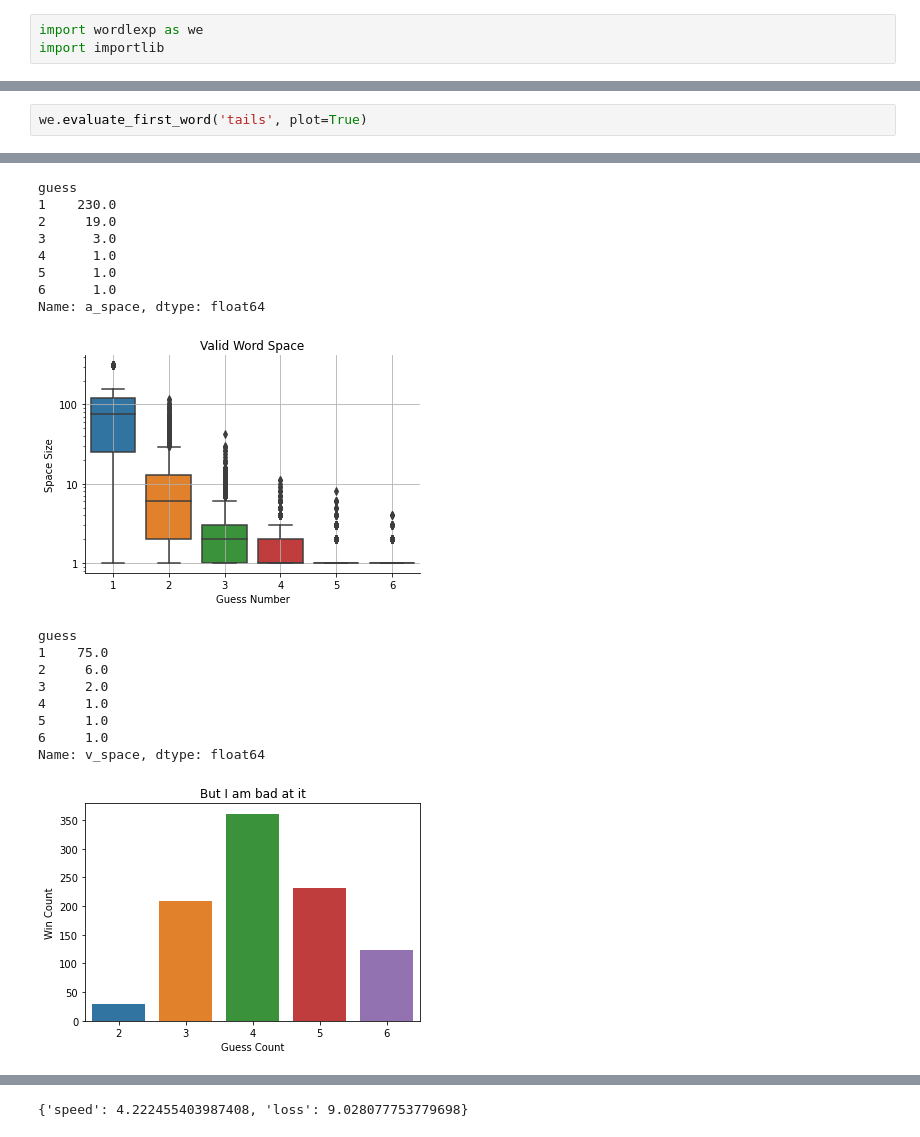
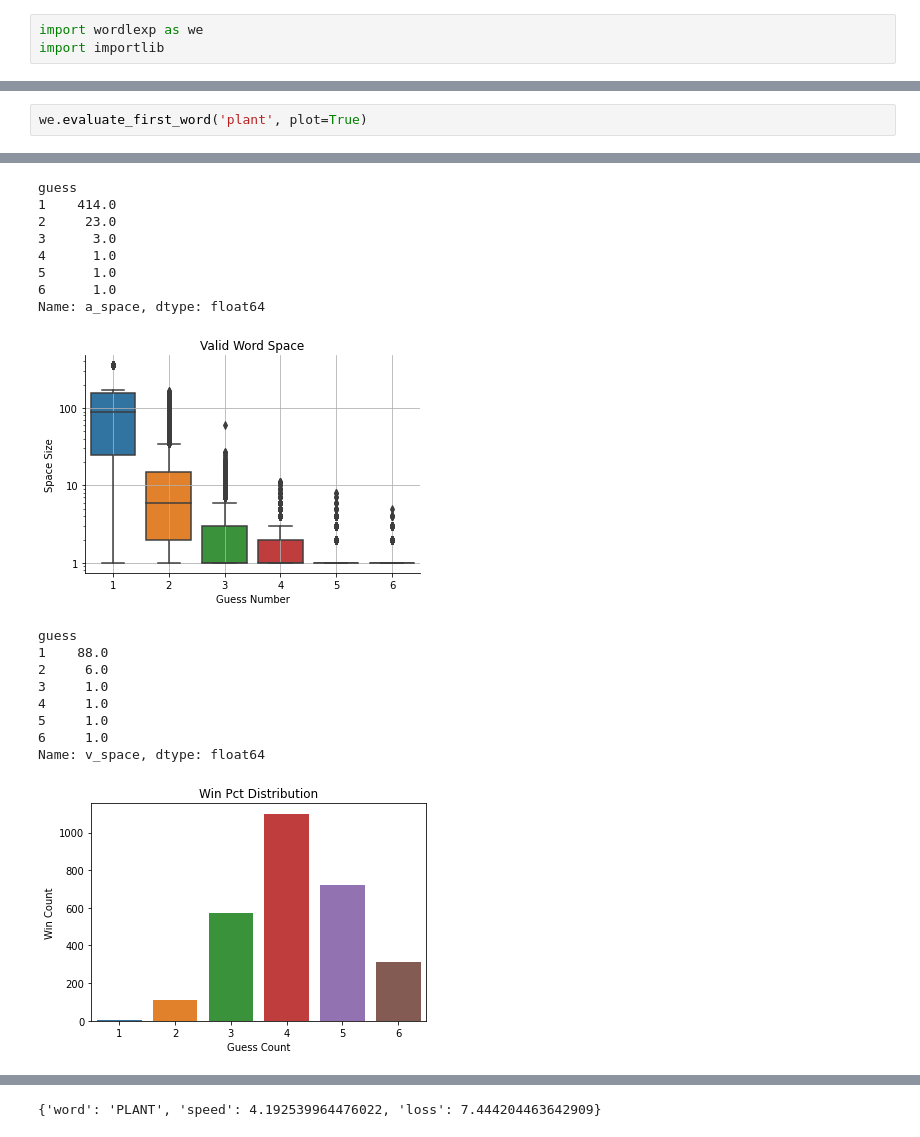
Before and after one commit to ACEnglish/wordlexp, a Jupyter notebook: Wordle.ipynb, the cells around one changed output, grey strips where cells are left out. Cells and saved outputs as stored; diff of their text form.

```diff
--- a/Wordle.ipynb
+++ b/Wordle.ipynb
@@ -41,3 +62,3 @@ guess: %
 # %%
-we.evaluate_first_word('tails', plot=True)
+we.evaluate_first_word('plant', plot=True)
 # %% [output]
@@ -45,18 +66,18 @@ we.evaluate_first_word('tails', plot=True)
 guess
-1    230.0
-2     19.0
+1    414.0
+2     23.0
 3      3.0
 4      1.0
 5      1.0
 6      1.0
 Name: a_space, dtype: float64
-[figure, old version]
+[figure, new version]
 guess
-1    75.0
+1    88.0
 2     6.0
-3     2.0
+3     1.0
 4     1.0
 5     1.0
 6     1.0
 Name: v_space, dtype: float64
-[figure, old version]
+[figure, new version]
@@ -72,2 +93,2 @@ max        6.000000
 Name: guess, dtype: float64
-{'speed': 4.222455403987408, 'loss': 9.028077753779698}
+{'word': 'PLANT', 'speed': 4.192539964476022, 'loss': 7.444204463642909}
```
Also changed, not shown: parts of 11 cells of this notebook.
